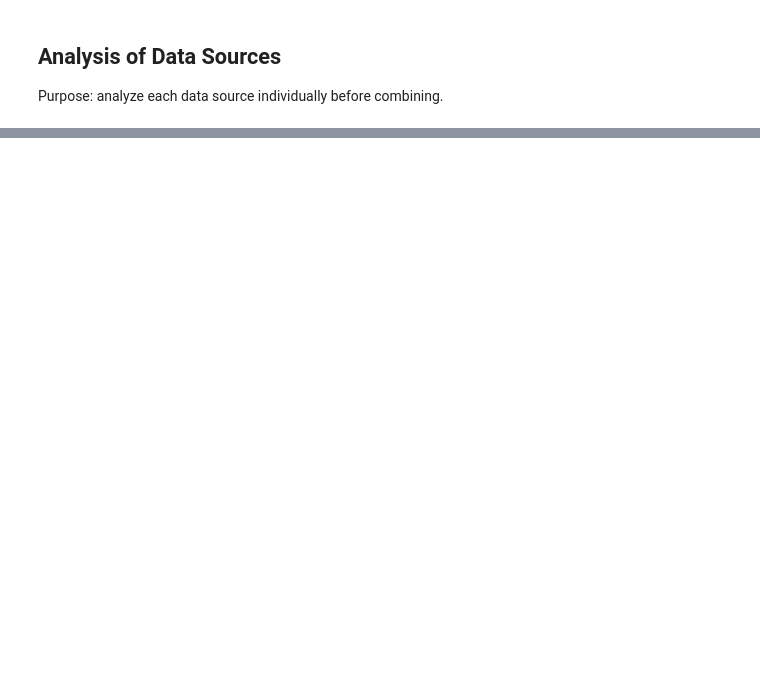
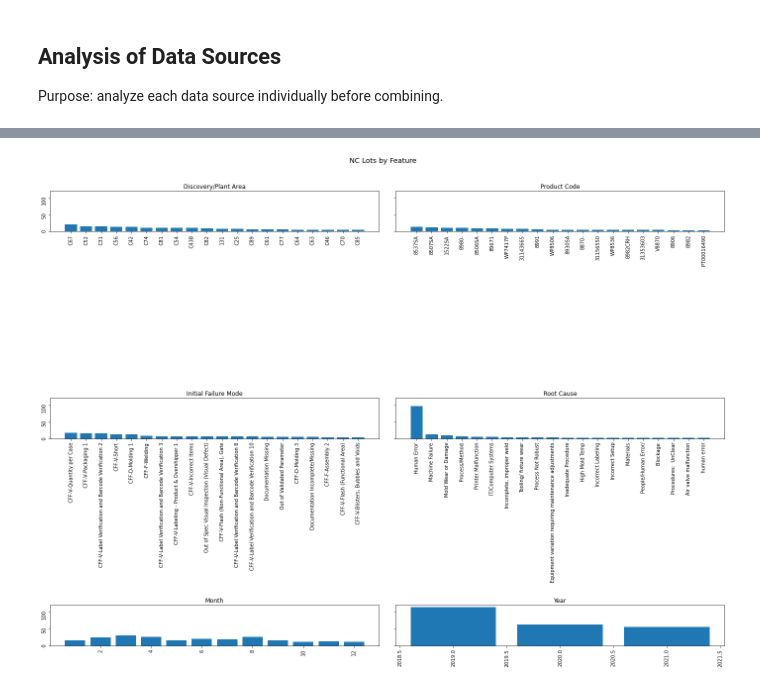
Before and after one commit to cah-steven-hansen01/foresight2020, a Jupyter notebook: ForeSight2020_main.ipynb, the cells around one changed output, grey strips where cells are left out. Drawn from its saved outputs; the diff is of its cells as text; code cells hidden in the pictures; blank space fills up the shorter version.

```diff
--- a/ForeSight2020_main.ipynb
+++ b/ForeSight2020_main.ipynb
@@ -68,0 +167,27 @@ arch_so_encoded
+# %%
+import pandas as pd
+import numpy as np
+import matplotlib.pyplot as plt
+import seaborn as sns
+
+from visualizations import *
+ss_ncs = pd.read_csv('./clean_data/ss_ncs.csv')
+containers_mask = ss_ncs['Value Stream'] == 'Container'
+status_mask = ss_ncs['Status'] != 'VOID'
+resin_mask = ss_ncs['Product'] != 'RM165'
+
+cff_ncs = ss_ncs[containers_mask & status_mask & resin_mask].reset_index(drop = True)
+cff_ncs = cff_ncs.drop(columns = 'Unnamed: 0')
+
+cff_ncs['Month'] = pd.to_datetime(cff_ncs['Created Date']).dt.month
+cff_ncs['Year'] = pd.to_datetime(cff_ncs['Created Date']).dt.year
+cols = ['NC Number','Created Date','Month','Year','Discovery/Plant Area','Product','Initial Failure Mode','IFM Description','IFM Process','IFM Inspection',
+        'Root Cause','Root Cause Description','Lot Number','Dispositioned Quantity','Disposition','Status','Value Stream']
+cff_ncs = cff_ncs[cols]
+print("*"*10+' NC Summary Statistics ' +'*'*10)
+print('Date of first record = {}'.format(cff_ncs['Created Date'].min()))
+print('Date of most recent record = {}'.format(cff_ncs['Created Date'].max()))
+print('Number of unique Lot Numbers = {}'.format(len(cff_ncs['Lot Number'].unique())))
+print('Number of unique NC records = {}'.format(len(cff_ncs['NC Number'].unique())))
+
+cff_ncs.head()
@@ -68,0 +206,4 @@ arch_so_encoded
+# %%
+sub_plots_by_feature(cff_ncs,figsize = (20,15))
+# %% [output]
+[figure, added]
```
Also changed, not shown: parts of 32 cells of this notebook, 9 other files.
